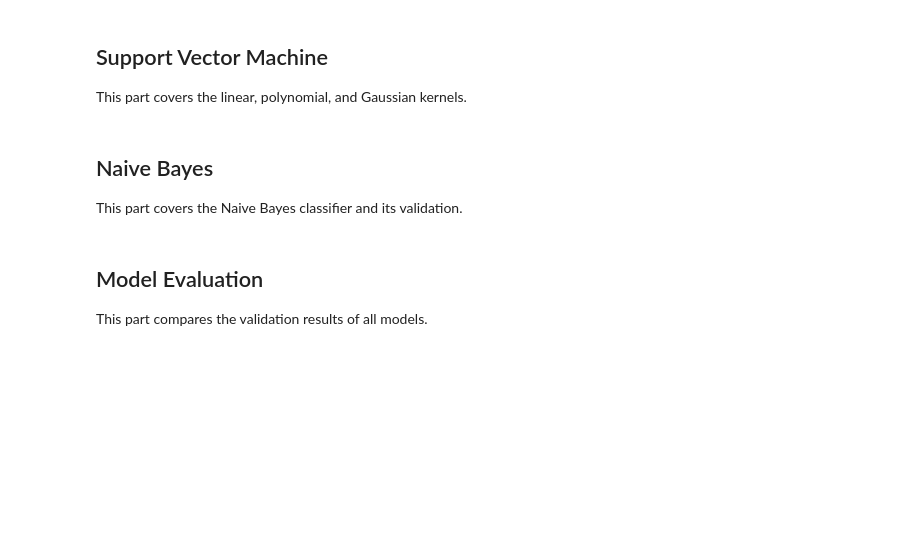
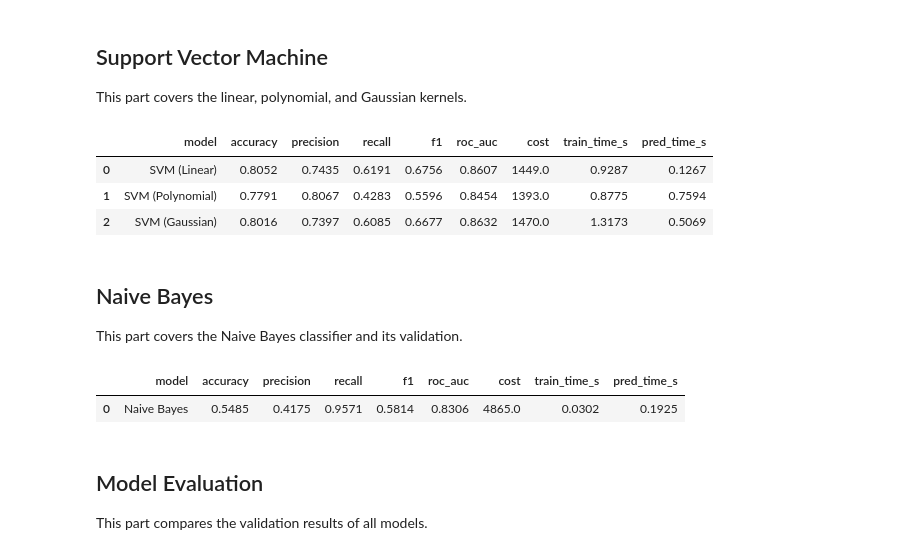
Before and after one commit to TheoMarvel/IF3170_G29_MiMHotels, a Jupyter notebook: output/Notebook_Tugas_Besar_2_IF3170_Inteligensi_Artifisial_2026_2027.ipynb, the cells around one changed output. Drawn from its saved outputs; the diff is of its cells as text; code cells hidden in the pictures; blank space fills up the shorter version.

```diff
--- a/output/Notebook_Tugas_Besar_2_IF3170_Inteligensi_Artifisial_2026_2027.ipynb
+++ b/output/Notebook_Tugas_Besar_2_IF3170_Inteligensi_Artifisial_2026_2027.ipynb
@@ -1054,13 +1139,31 @@ This part covers the model with L1, L2, and Elastic Net regularization.
 
 This part covers the linear, polynomial, and Gaussian kernels.
 # %%
-# Write your code here
+gamma_val = round(1.0 / X_train_mat.shape[1], 4) # using standard 1/n_features scaling
+
+svm_config = {
+    "SVM (Linear)": SVMScratch(C=1.0, kernel="linear", lr=0.001, max_iter=300, max_support_samples=2000, random_state=CFG.SEED),
+    "SVM (Polynomial)": SVMScratch(C=1.0, kernel="poly", gamma=gamma_val, degree=3, bias_kernel=1.0, lr=0.001, max_iter=300, max_support_samples=2000, random_state=CFG.SEED),
+    "SVM (Gaussian)": SVMScratch(C=1.0, kernel="gaussian", gamma=gamma_val, lr=0.001, max_iter=300, max_support_samples=2000, random_state=CFG.SEED),
+}
+svm_rows = [run_model(name, m, X_train_mat, y_train_vec, X_val_mat, y_val_vec) for name, m in svm_config.items()]
+display(pd.DataFrame(svm_rows))
+# %% [output]
+|  | model | accuracy | precision | recall | f1 | roc_auc | cost | train_time_s | pred_time_s |
+| 0 | SVM (Linear) | 0.8052 | 0.7435 | 0.6191 | 0.6756 | 0.8607 | 1449.0 | 0.9287 | 0.1267 |
+| 1 | SVM (Polynomial) | 0.7791 | 0.8067 | 0.4283 | 0.5596 | 0.8454 | 1393.0 | 0.8775 | 0.7594 |
+| 2 | SVM (Gaussian) | 0.8016 | 0.7397 | 0.6085 | 0.6677 | 0.8632 | 1470.0 | 1.3173 | 0.5069 |
 # %% [markdown]
 ## Naive Bayes
 
 This part covers the Naive Bayes classifier and its validation.
 # %%
-# Write your code here
+nb_model = NaiveBayesScratch(laplace_alpha=1.0, var_smoothing=1e-8, max_cat_unique=15)
+nb_row = run_model("Naive Bayes", nb_model, X_train_mat, y_train_vec, X_val_mat, y_val_vec)
+display(pd.DataFrame([nb_row]))
+# %% [output]
+|  | model | accuracy | precision | recall | f1 | roc_auc | cost | train_time_s | pred_time_s |
+| 0 | Naive Bayes | 0.5485 | 0.4175 | 0.9571 | 0.5814 | 0.8306 | 4865.0 | 0.0302 | 0.1925 |
 # %% [markdown]
 ## Model Evaluation
 
```
Also changed, not shown: parts of 8 cells of this notebook.
